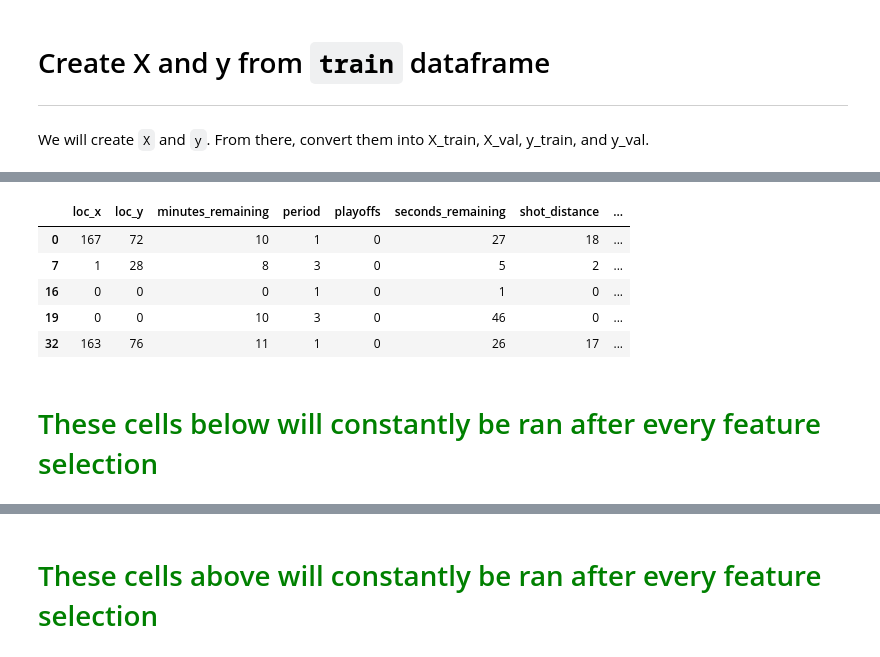
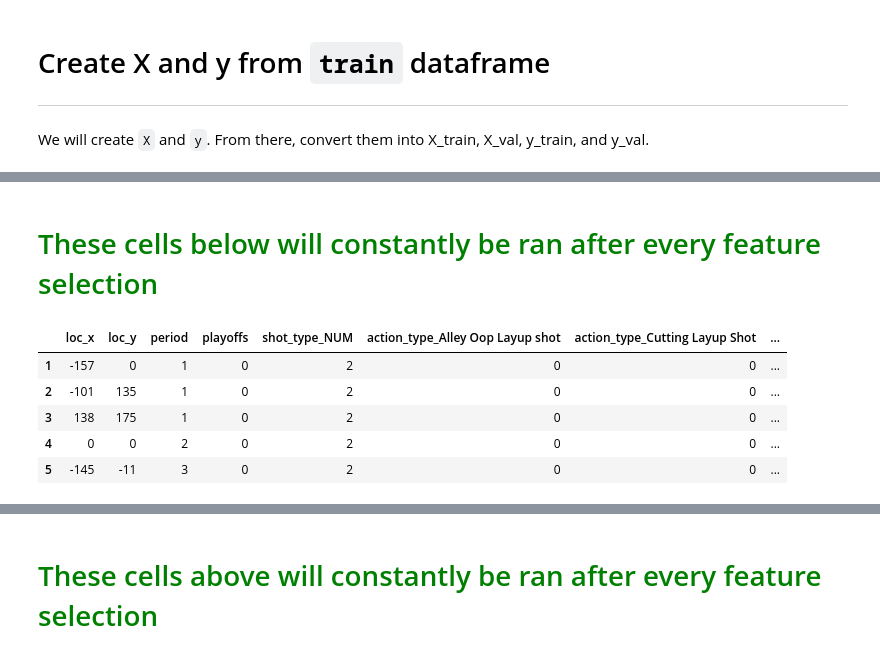
Before and after one commit to laternader/RIP24and2, a Jupyter notebook: for-kobe.ipynb, the cells around one changed output, grey strips where cells are left out. Cells and saved outputs as stored; diff of their text form; code cells hidden in the pictures.

```diff
--- a/for-kobe.ipynb
+++ b/for-kobe.ipynb
@@ -497,10 +497,12 @@ feature1 = ['loc_x','loc_y','minutes_remaining','period','playoffs','seconds_rem
             'shot_zone_area','shot_zone_basic']
 feature2 = ['loc_x','loc_y','minutes_remaining','period','playoffs','seconds_remaining','shot_distance',
             'opponent', 'shot_zone_area','shot_zone_basic']
+feature3 = ['action_type','combined_shot_type','loc_x','loc_y','period','playoffs','season','shot_type_NUM',
+            'matchup','shot_zone_area','shot_zone_basic','shot_zone_range','opponent']
 # %%
 # This function will help select columns that need to be dummified
-to_dummy = list(train[feature2].select_dtypes(include='object'))
+to_dummy = list(train[feature3].select_dtypes(include='object'))
 print(to_dummy)
-to_ss = [name for name in feature2 if name not in to_dummy]
+to_ss = [name for name in feature3 if name not in to_dummy]
 print(to_ss)
 # %% [output]
@@ -527,12 +518,14 @@ train1.head()
-# %%
-test1 = pd.get_dummies(test[feature2], columns=to_dummy, drop_first=True)
-test1.head()
-# %% [output]
-|  | loc_x | loc_y | minutes_remaining | period | playoffs | seconds_remaining | shot_distance | ... |
-| 0 | 167 | 72 | 10 | 1 | 0 | 27 | 18 | ... |
-| 7 | 1 | 28 | 8 | 3 | 0 | 5 | 2 | ... |
-| 16 | 0 | 0 | 0 | 1 | 0 | 1 | 0 | ... |
-| 19 | 0 | 0 | 10 | 3 | 0 | 46 | 0 | ... |
-| 32 | 163 | 76 | 11 | 1 | 0 | 26 | 17 | ... |
 # %% [markdown]
 # <font color='green'>These cells below will constantly be ran after every feature selection</font>
+# %%
+X = train[feature3]
+
+train1 = pd.get_dummies(X,columns=to_dummy,drop_first=True)
+train1.head()
+# %% [output]
+|  | loc_x | loc_y | period | playoffs | shot_type_NUM | action_type_Alley Oop Layup shot | action_type_Cutting Layup Shot | ... |
+| 1 | -157 | 0 | 1 | 0 | 2 | 0 | 0 | ... |
+| 2 | -101 | 135 | 1 | 0 | 2 | 0 | 0 | ... |
+| 3 | 138 | 175 | 1 | 0 | 2 | 0 | 0 | ... |
+| 4 | 0 | 0 | 2 | 0 | 2 | 0 | 0 | ... |
+| 5 | -145 | -11 | 3 | 0 | 2 | 0 | 0 | ... |
```
Also changed, not shown: parts of 14 cells of this notebook.
